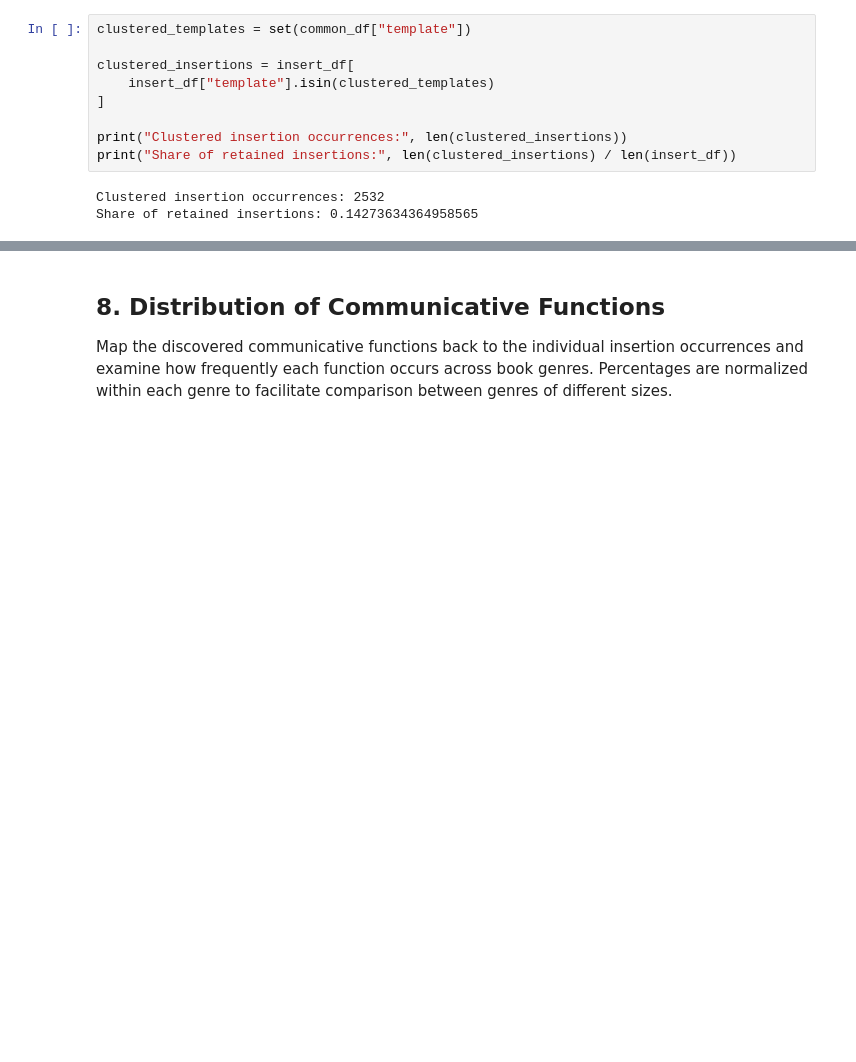
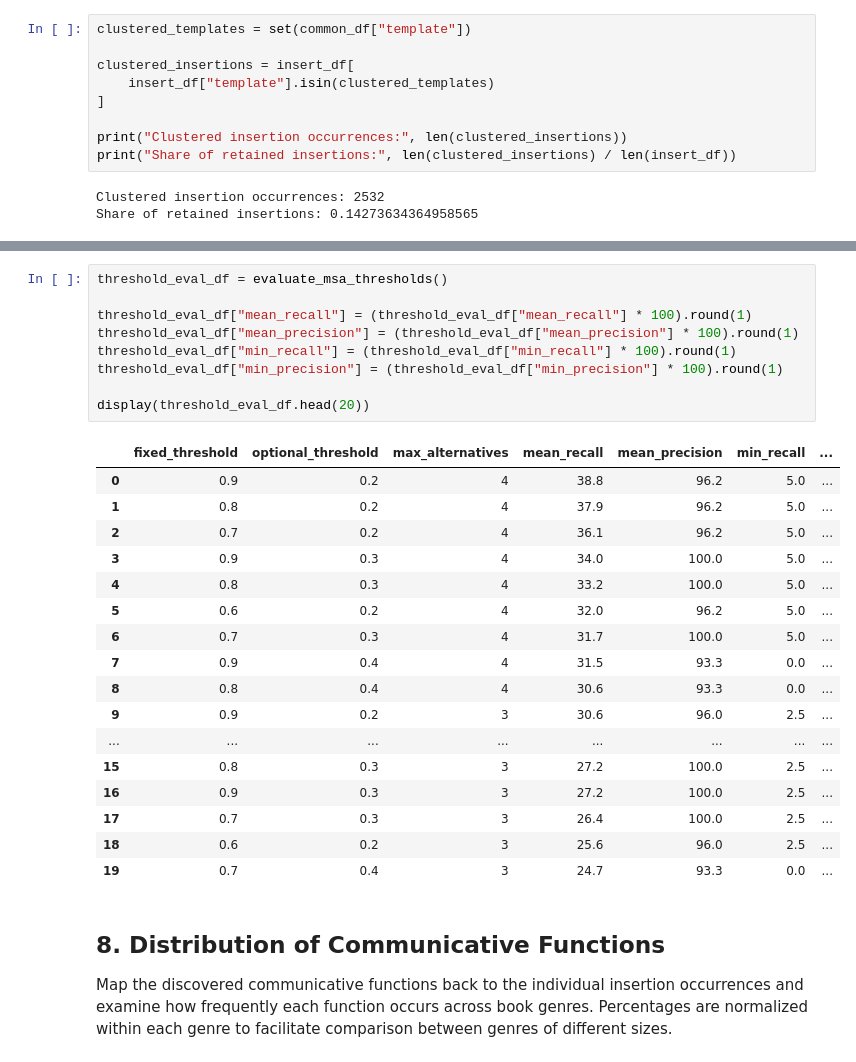
Before and after one commit to phwvng/Bookarang_3, a Jupyter notebook: 2_main.ipynb, the cells around one changed output, grey strips where cells are left out. Saved outputs shown, nothing was run; the diff lists cells and outputs as text; blank space fills up the shorter version.

```diff
--- a/2_main.ipynb
+++ b/2_main.ipynb
@@ -1098,3 +1289,30 @@ Share of retained insertions: 0.14273634364958565
+# %%
+threshold_eval_df = evaluate_msa_thresholds()
+
+threshold_eval_df["mean_recall"] = (threshold_eval_df["mean_recall"] * 100).round(1)
+threshold_eval_df["mean_precision"] = (threshold_eval_df["mean_precision"] * 100).round(1)
+threshold_eval_df["min_recall"] = (threshold_eval_df["min_recall"] * 100).round(1)
+threshold_eval_df["min_precision"] = (threshold_eval_df["min_precision"] * 100).round(1)
+
+display(threshold_eval_df.head(20))
+# %% [output]
+|  | fixed_threshold | optional_threshold | max_alternatives | mean_recall | mean_precision | min_recall | ... |
+| 0 | 0.9 | 0.2 | 4 | 38.8 | 96.2 | 5.0 | ... |
+| 1 | 0.8 | 0.2 | 4 | 37.9 | 96.2 | 5.0 | ... |
+| 2 | 0.7 | 0.2 | 4 | 36.1 | 96.2 | 5.0 | ... |
+| 3 | 0.9 | 0.3 | 4 | 34.0 | 100.0 | 5.0 | ... |
+| 4 | 0.8 | 0.3 | 4 | 33.2 | 100.0 | 5.0 | ... |
+| 5 | 0.6 | 0.2 | 4 | 32.0 | 96.2 | 5.0 | ... |
+| 6 | 0.7 | 0.3 | 4 | 31.7 | 100.0 | 5.0 | ... |
+| 7 | 0.9 | 0.4 | 4 | 31.5 | 93.3 | 0.0 | ... |
+| 8 | 0.8 | 0.4 | 4 | 30.6 | 93.3 | 0.0 | ... |
+| 9 | 0.9 | 0.2 | 3 | 30.6 | 96.0 | 2.5 | ... |
+| ... | ... | ... | ... | ... | ... | ... | ... |
+| 15 | 0.8 | 0.3 | 3 | 27.2 | 100.0 | 2.5 | ... |
+| 16 | 0.9 | 0.3 | 3 | 27.2 | 100.0 | 2.5 | ... |
+| 17 | 0.7 | 0.3 | 3 | 26.4 | 100.0 | 2.5 | ... |
+| 18 | 0.6 | 0.2 | 3 | 25.6 | 96.0 | 2.5 | ... |
+| 19 | 0.7 | 0.4 | 3 | 24.7 | 93.3 | 0.0 | ... |
 # %% [markdown]
 ## 8. Distribution of Communicative Functions
 Map the discovered communicative functions back to the individual insertion occurrences and examine how frequently each function occurs across book genres. Percentages are normalized within each genre to facilitate comparison between genres of different sizes.
```
Also changed, not shown: parts of 8 cells of this notebook.
